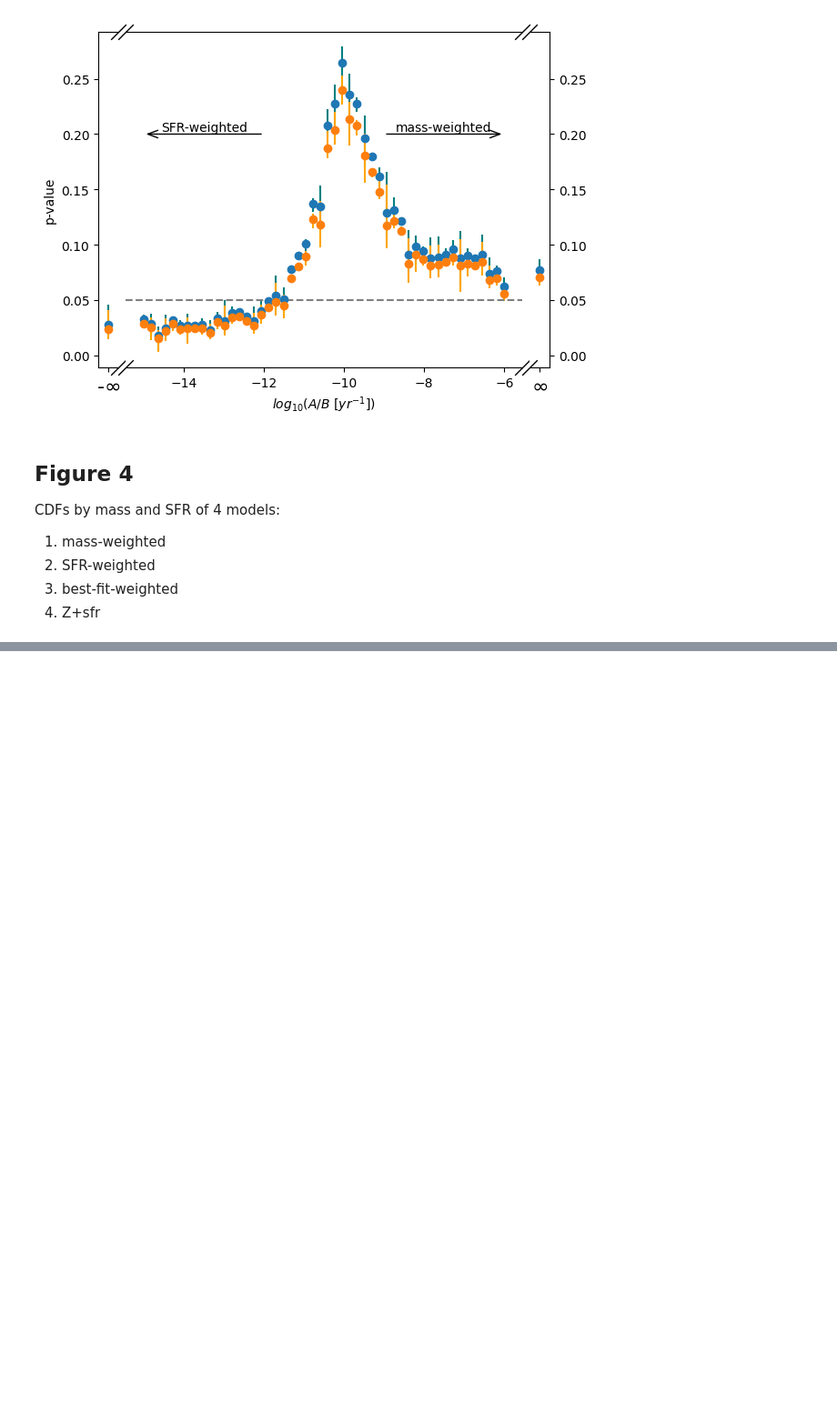
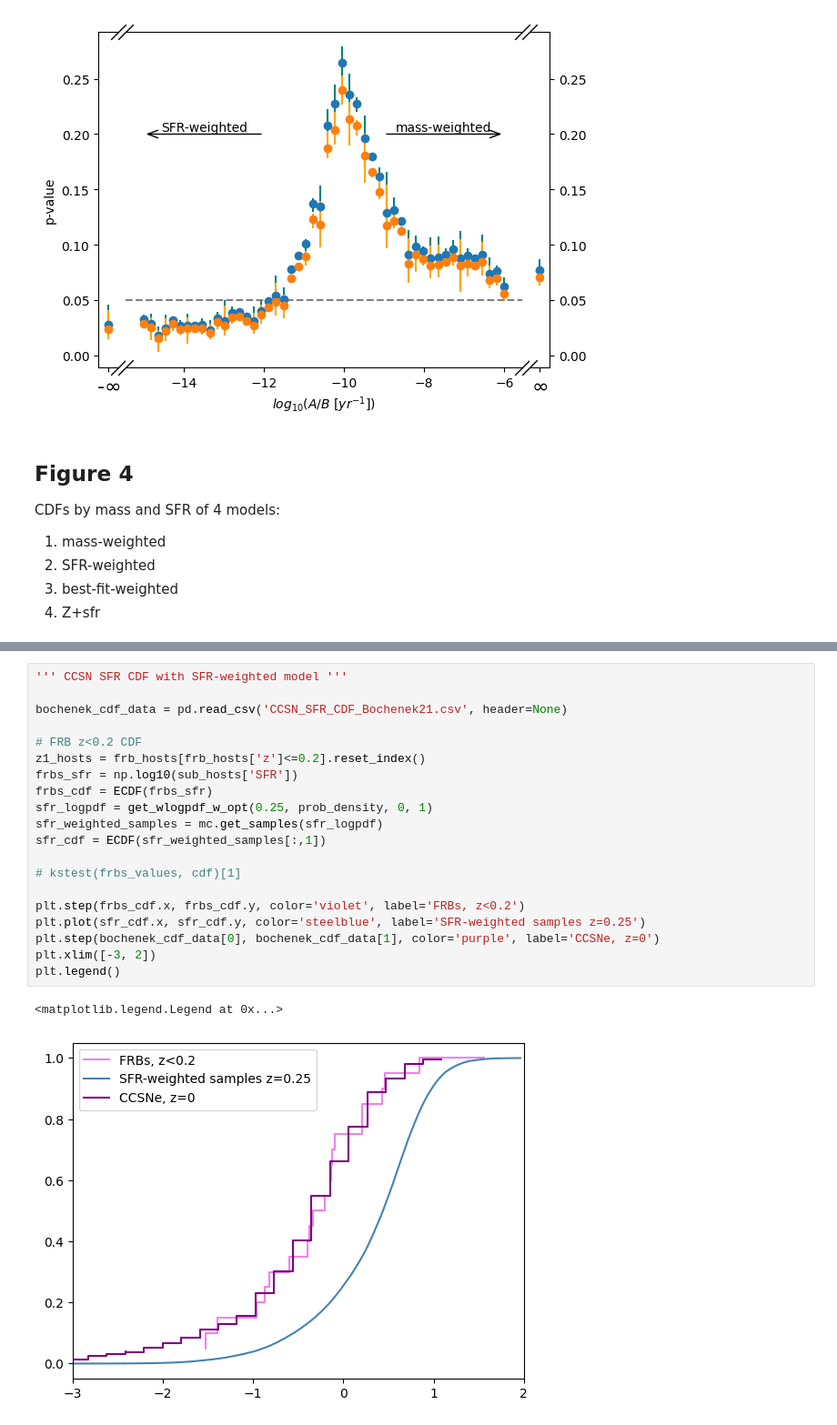
Before and after one commit to hoasaf3/host-galaxies-stats, a Jupyter notebook: frb_hosts_stats.ipynb, the cells around one changed output, grey strips where cells are left out. Shown: that part at 91% size. Saved outputs shown, nothing was run; the diff lists cells and outputs as text; blank space fills up the shorter version.

```diff
--- a/frb_hosts_stats.ipynb
+++ b/frb_hosts_stats.ipynb
@@ -1105,0 +1224,23 @@ SyntaxError: unmatched ')' (3972960101.py, line 34)
+# %%
+''' CCSN SFR CDF with SFR-weighted model '''
+
+bochenek_cdf_data = pd.read_csv('CCSN_SFR_CDF_Bochenek21.csv', header=None)
+
+# FRB z<0.2 CDF
+z1_hosts = frb_hosts[frb_hosts['z']<=0.2].reset_index()
+frbs_sfr = np.log10(sub_hosts['SFR'])
+frbs_cdf = ECDF(frbs_sfr)
+sfr_logpdf = get_wlogpdf_w_opt(0.25, prob_density, 0, 1)
+sfr_weighted_samples = mc.get_samples(sfr_logpdf)
+sfr_cdf = ECDF(sfr_weighted_samples[:,1])
+
+# kstest(frbs_values, cdf)[1]
+
+plt.step(frbs_cdf.x, frbs_cdf.y, color='violet', label='FRBs, z<0.2')
+plt.plot(sfr_cdf.x, sfr_cdf.y, color='steelblue', label='SFR-weighted samples z=0.25')
+plt.step(bochenek_cdf_data[0], bochenek_cdf_data[1], color='purple', label='CCSNe, z=0')
+plt.xlim([-3, 2])
+plt.legend()
+# %% [output]
+<matplotlib.legend.Legend at 0x...>
+[figure, added]
```
Also changed, not shown: parts of 7 cells of this notebook, 1 other file.
